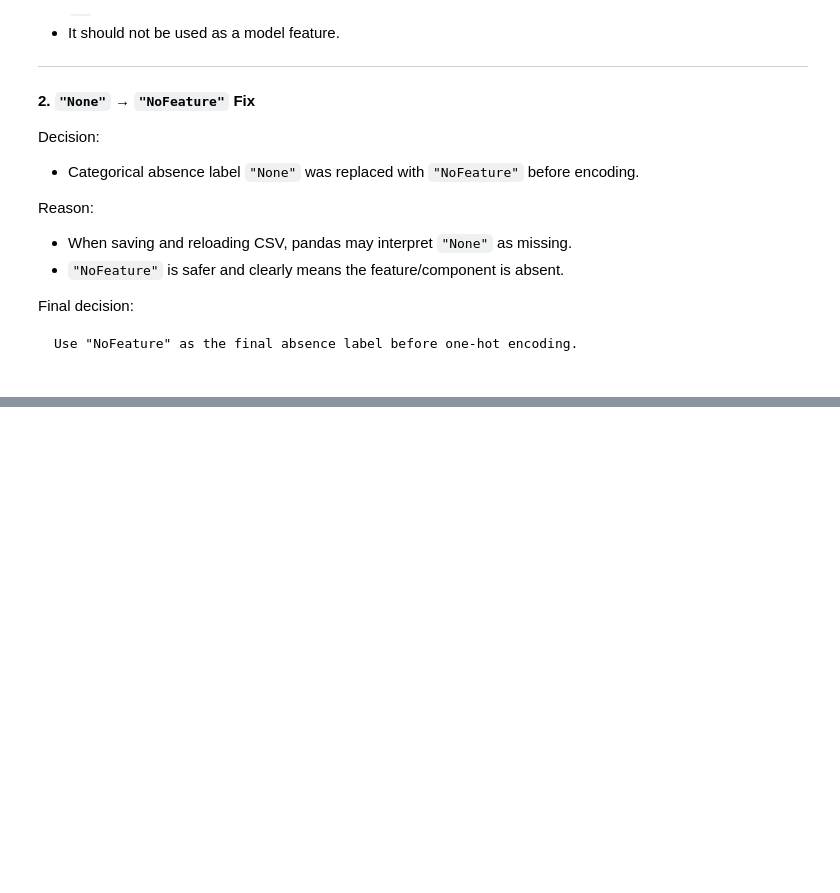
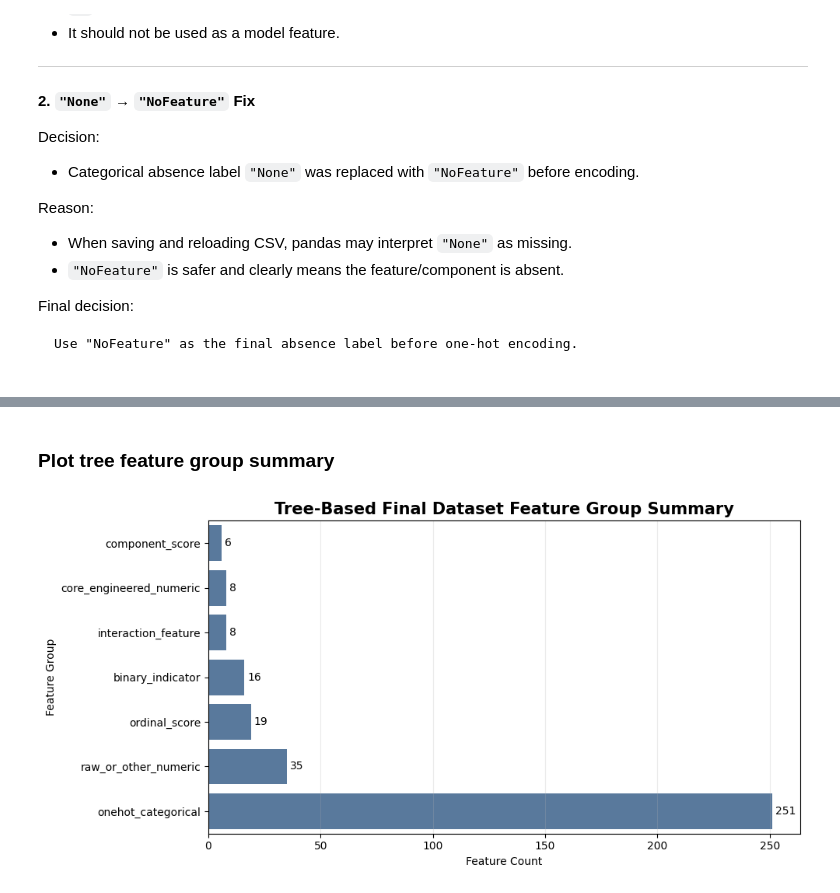
Before and after one commit to kawsar07ahmmed0712-rgb/House-Price-Prediction-Regression, a Jupyter notebook: Research/Feature_Engeneering.ipynb, the cells around one changed output, grey strips where cells are left out. Cells and saved outputs as stored; diff of their text form; code cells hidden in the pictures; blank space fills up the shorter version.

Commit message:
Tree-Based Final Dataset

```diff
--- a/Research/Feature_Engeneering.ipynb
+++ b/Research/Feature_Engeneering.ipynb
@@ -5650,0 +5678,11 @@ Use "NoFeature" as the final absence label before one-hot encoding.
+# %%
+# ============================================================
+# 8.1 Create tree-based dataset copies
+# ============================================================
+
+X_train_tree_final = X_train_encoded.copy()
+X_test_tree_final = X_test_encoded.copy()
+
+print("Tree-based dataset created:")
+print("X_train_tree_final:", X_train_tree_final.shape)
+print("X_test_tree_final:", X_test_tree_final.shape)
@@ -5650,0 +5794,35 @@ Use "NoFeature" as the final absence label before one-hot encoding.
+# %% [markdown]
+### Plot tree feature group summary
+# %%
+# ============================================================
+# 8.4 Plot tree feature group summary
+# ============================================================
+
+plot_df = tree_feature_group_summary.sort_values("feature_count", ascending=True)
+
+plt.figure(figsize=(10, 5))
+
+ax = sns.barplot(
+    data=plot_df,
+    x="feature_count",
+    y="feature_group",
+    color="#4E79A7"
+)
+
+plt.title("Tree-Based Final Dataset Feature Group Summary", fontsize=15, fontweight="bold")
+plt.xlabel("Feature Count")
+plt.ylabel("Feature Group")
+
+for container in ax.containers:
+    ax.bar_label(container, padding=3)
+
+plt.grid(axis="x", alpha=0.25)
+plt.tight_layout()
+plt.savefig(
+    FE_PLOT_DIR / "08_01_tree_feature_group_summary.png",
+    dpi=150,
+    bbox_inches="tight"
+)
+plt.show()
+# %% [output]
+[figure, added]
```
Also changed, not shown: parts of 18 cells of this notebook, 9 other files.
